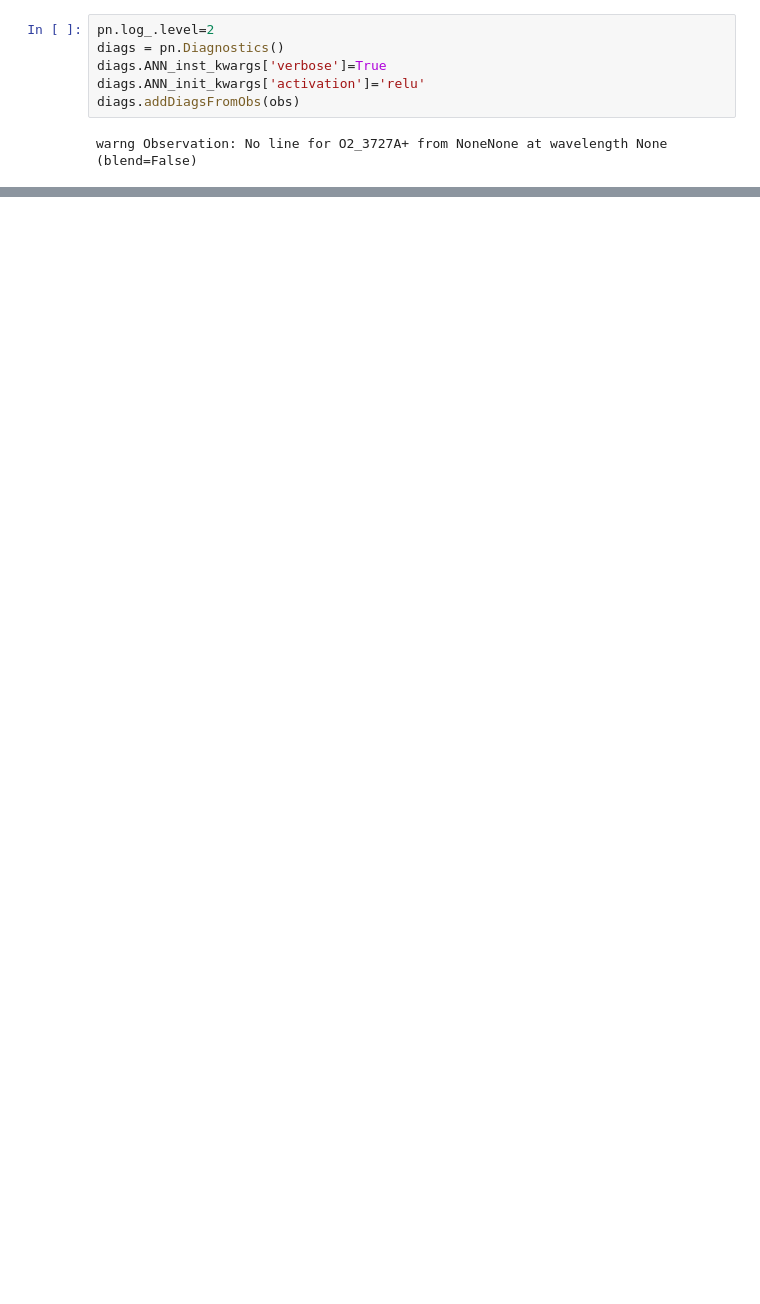
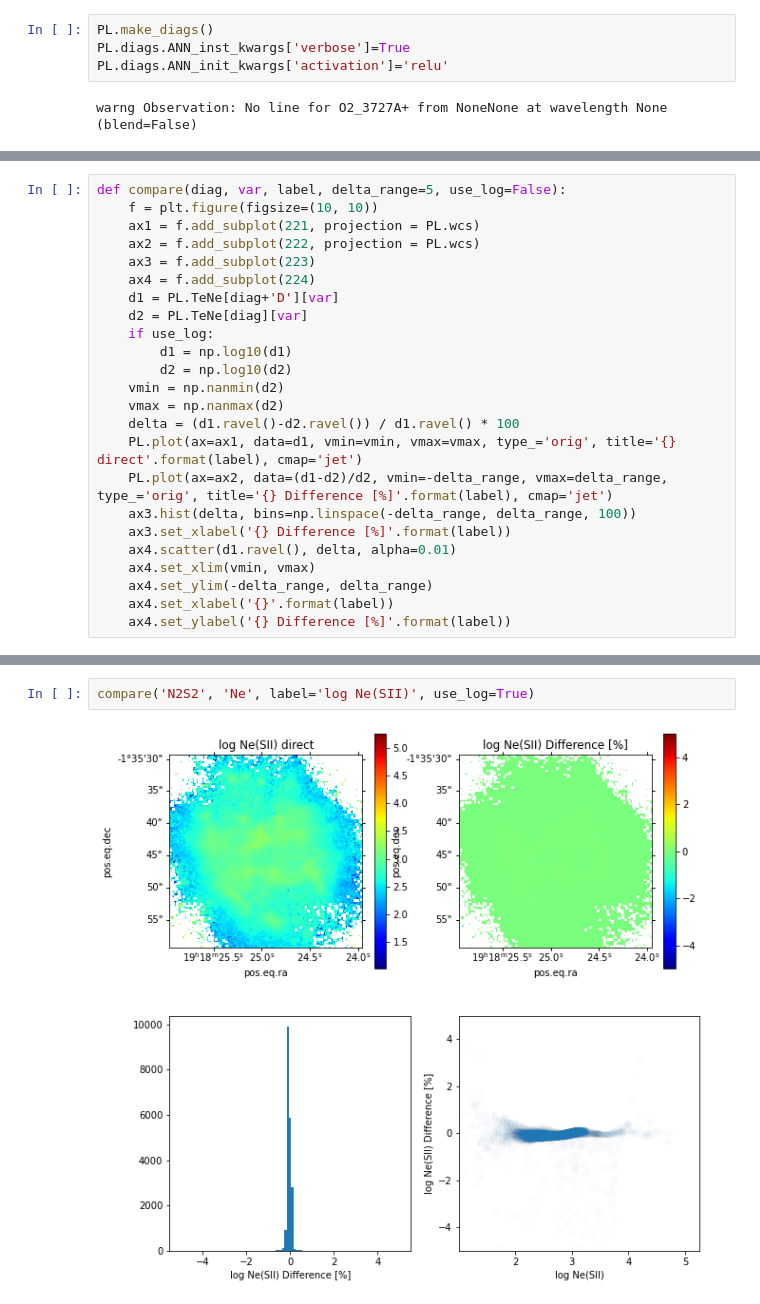
Before and after one commit to Morisset/MUSE_PNe, a Jupyter notebook: pipeline-testML.ipynb, the cells around one changed output, grey strips where cells are left out. Cells and saved outputs as stored; diff of their text form; blank space fills up the shorter version.

```diff
--- a/pipeline-testML.ipynb
+++ b/pipeline-testML.ipynb
@@ -146,8 +35,6 @@ obs.n_obs
 # %%
-pn.log_.level=2
-diags = pn.Diagnostics()
-diags.ANN_inst_kwargs['verbose']=True
-diags.ANN_init_kwargs['activation']='relu'
-diags.addDiagsFromObs(obs)
+PL.make_diags()
+PL.diags.ANN_inst_kwargs['verbose']=True
+PL.diags.ANN_init_kwargs['activation']='relu'
 # %% [output]
 warng Observation: No line for O2_3727A+ from NoneNone at wavelength None (blend=False)
@@ -250,0 +84,24 @@ cb4 = f.colorbar(im4, ax=ax4)
+# %%
+def compare(diag, var, label, delta_range=5, use_log=False):
+    f = plt.figure(figsize=(10, 10))
+    ax1 = f.add_subplot(221, projection = PL.wcs)
+    ax2 = f.add_subplot(222, projection = PL.wcs)
+    ax3 = f.add_subplot(223)
+    ax4 = f.add_subplot(224)
+    d1 = PL.TeNe[diag+'D'][var]
+    d2 = PL.TeNe[diag][var]
+    if use_log:
+        d1 = np.log10(d1)
+        d2 = np.log10(d2)
+    vmin = np.nanmin(d2)
+    vmax = np.nanmax(d2)
+    delta = (d1.ravel()-d2.ravel()) / d1.ravel() * 100
+    PL.plot(ax=ax1, data=d1, vmin=vmin, vmax=vmax, type_='orig', title='{} direct'.format(label), cmap='jet')
+    PL.plot(ax=ax2, data=(d1-d2)/d2, vmin=-delta_range, vmax=delta_range, type_='orig', title='{} Difference [%]'.format(label), cmap='jet')
+    ax3.hist(delta, bins=np.linspace(-delta_range, delta_range, 100))
+    ax3.set_xlabel('{} Difference [%]'.format(label))
+    ax4.scatter(d1.ravel(), delta, alpha=0.01)
+    ax4.set_xlim(vmin, vmax)
+    ax4.set_ylim(-delta_range, delta_range)
+    ax4.set_xlabel('{}'.format(label))
+    ax4.set_ylabel('{} Difference [%]'.format(label))
@@ -250,0 +112,4 @@ cb4 = f.colorbar(im4, ax=ax4)
+# %%
+compare('N2S2', 'Ne', label='log Ne(SII)', use_log=True)
+# %% [output]
+[figure, added]
```
Also changed, not shown: parts of 29 cells of this notebook.
